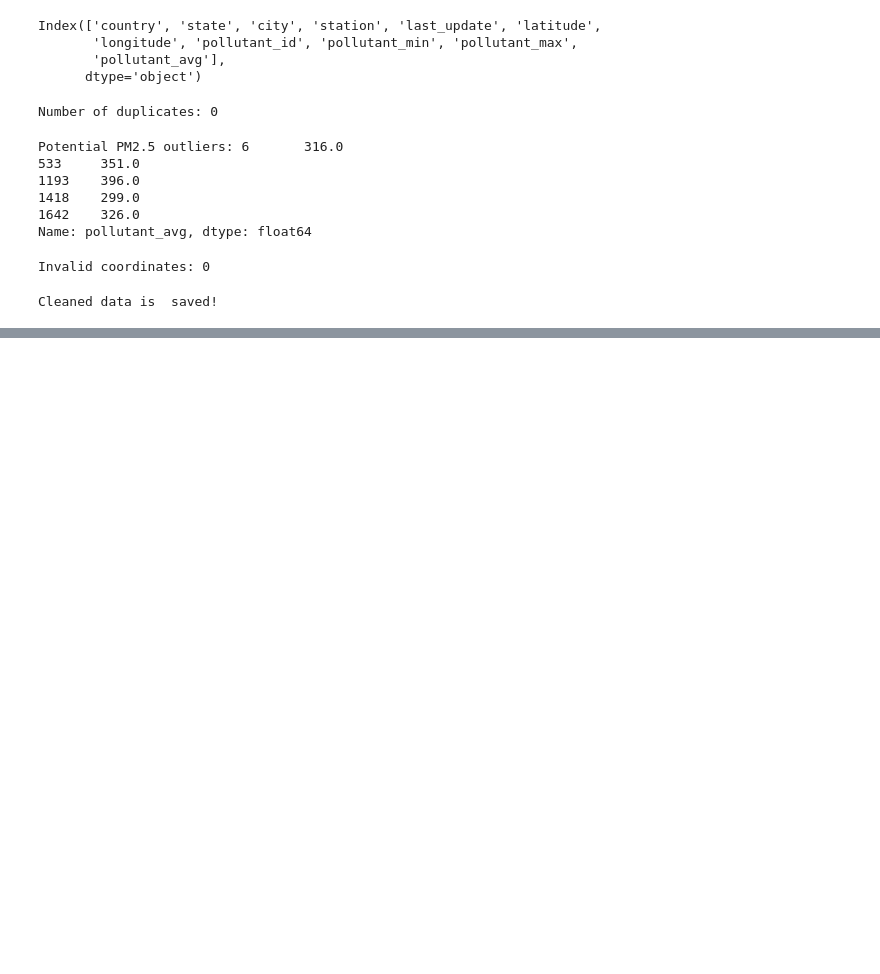
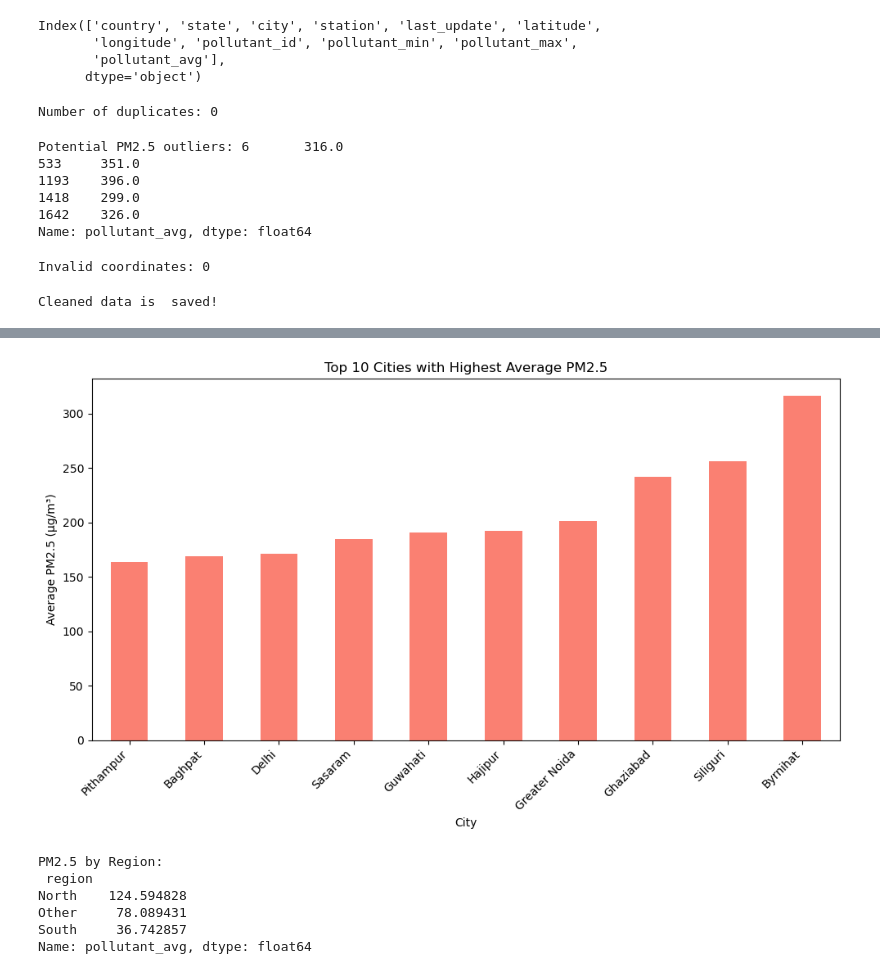
Before and after one commit to Rupal0912/IndiaAirQuality-2025, a Jupyter notebook: notebooks/notebook1.ipynb, the cells around one changed output, grey strips where cells are left out. Drawn from its saved outputs; the diff is of its cells as text; code cells hidden in the pictures; blank space fills up the shorter version.

```diff
--- a/notebooks/notebook1.ipynb
+++ b/notebooks/notebook1.ipynb
@@ -114,0 +117,4 @@ Cleaned data is  saved!
+# %%
+df = pd.read_csv('../dataset/air_quality_cleaned.csv')
+print("Data loaded successfully!")
+df.head()
@@ -114,0 +146,5 @@ Cleaned data is  saved!
+# %%
+#Top and bottom PM2.5 cities
+pm25_avg = df[df['pollutant_id'] == 'PM2.5'].groupby('city')['pollutant_avg'].mean().sort_values()
+print("Lowest PM2.5 Cities:\n", pm25_avg.head(5))
+print("Highest PM2.5 Cities:\n", pm25_avg.tail(5))
@@ -114,0 +168,27 @@ Cleaned data is  saved!
+# %%
+#Plot 1: Top 10 PM2.5 cities
+plt.figure(figsize=(10,6))
+pm25_avg.tail(10).plot(kind='bar',color='salmon')
+plt.title('Top 10 Cities with Highest Average PM2.5')
+plt.xlabel('City')
+plt.ylabel('Average PM2.5 (μg/m³)')
+plt.xticks(rotation=45 , ha='right')
+plt.tight_layout()
+plt.savefig('../outputs/pm25_top10.png')
+plt.show()
+# %% [output]
+[figure, added]
+# %%
+#North vs. South comparison
+north_states = ['Delhi', 'Uttar_Pradesh', 'Bihar', 'Haryana']
+south_states = ['Karnataka', 'TamilNadu', 'Kerala', 'Andhra_Pradesh']
+df['region']= df['state'].apply(lambda x: 'North' if x in north_states else ('South' if x in south_states else 'Other'))
+pm25_region = df[df['pollutant_id']== 'PM2.5'].groupby('region')['pollutant_avg'].mean()
+print("PM2.5 by Region:\n", pm25_region)
+# %% [output]
+PM2.5 by Region:
+ region
+North    124.594828
+Other     78.089431
+South     36.742857
+Name: pollutant_avg, dtype: float64
```
Also changed, not shown: parts of 7 cells of this notebook.
